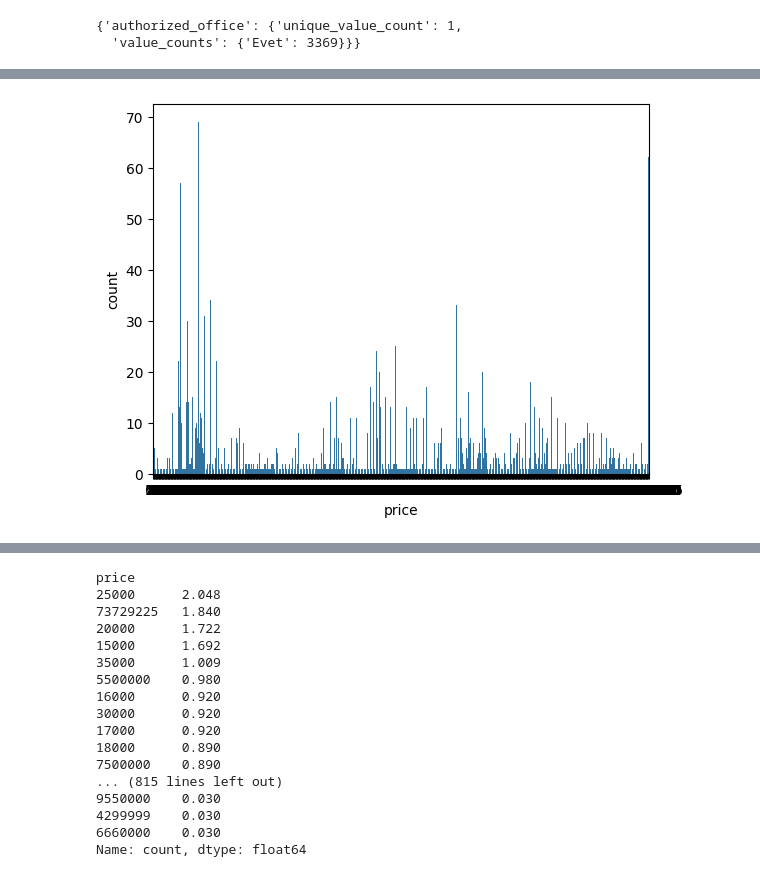
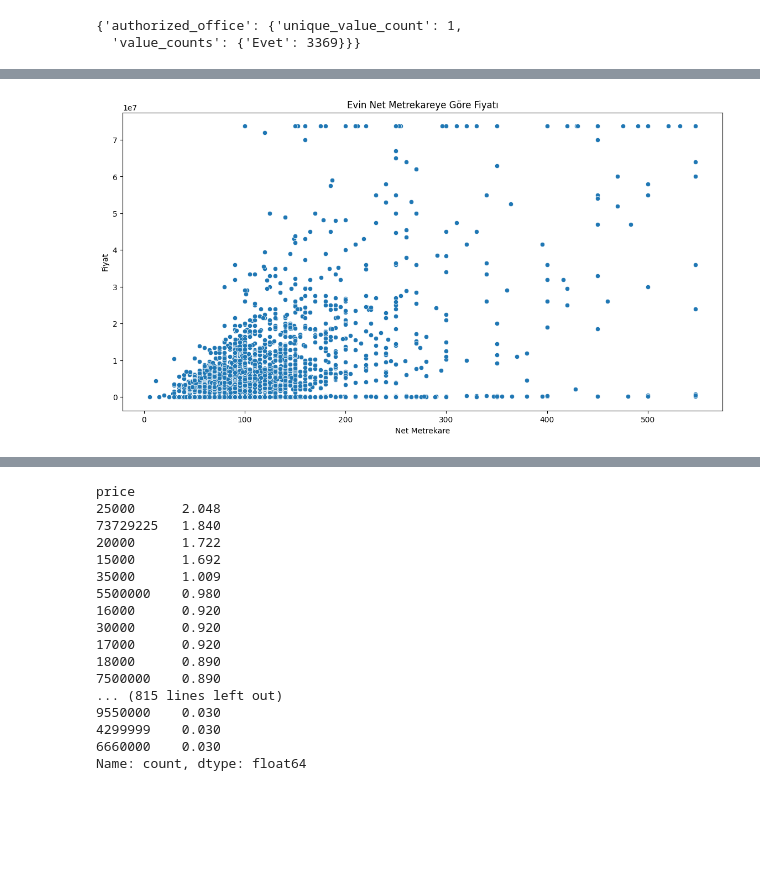
Before and after one commit to berkezkul/HousingPricePrediction--Mining_and_Machine-Learning, a Jupyter notebook: HousingPricePrediction.ipynb, the cells around one changed output, grey strips where cells are left out. Cells and saved outputs as stored; diff of their text form; code cells hidden in the pictures; blank space fills up the shorter version.

Commit message:
housing price

```diff
--- a/HousingPricePrediction.ipynb
+++ b/HousingPricePrediction.ipynb
@@ -696,8 +696,12 @@ df.head()
 | 2 | 10000000 | 1 | 1 | 11 | 8.000 | 1 | 2.000 | ... |
 | 3 | 11000000 | 1 | 1 | 16 | 9.000 | 1 | 2.000 | ... |
 | 4 | 3885000 | 1 | 2 | 0 | 5.000 | 1 | 3.000 | ... |
-# %%
-sns.countplot(x="price", data=df)
-plt.show()
-# %% [output]
-[figure, removed]
+# %%
+plt.figure(figsize=(14, 7))
+sns.scatterplot(x='net_m2', y='price', data=df)
+plt.xlabel("Net Metrekare")
+plt.ylabel("Fiyat")
+plt.title("Evin Net Metrekareye Göre Fiyatı")
+plt.show()
+# %% [output]
+[figure, added]
```
Also changed, not shown: parts of 7 cells of this notebook.
